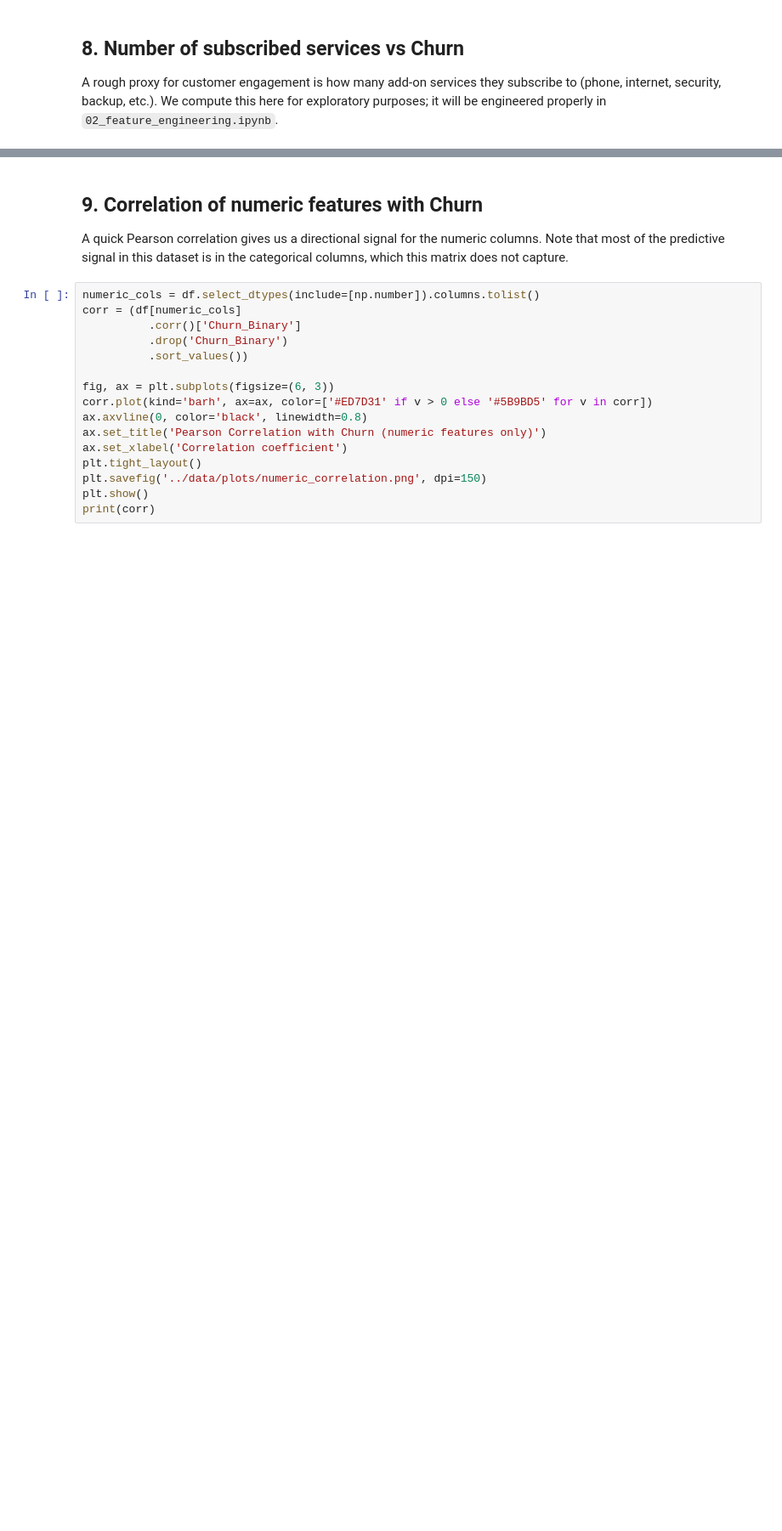
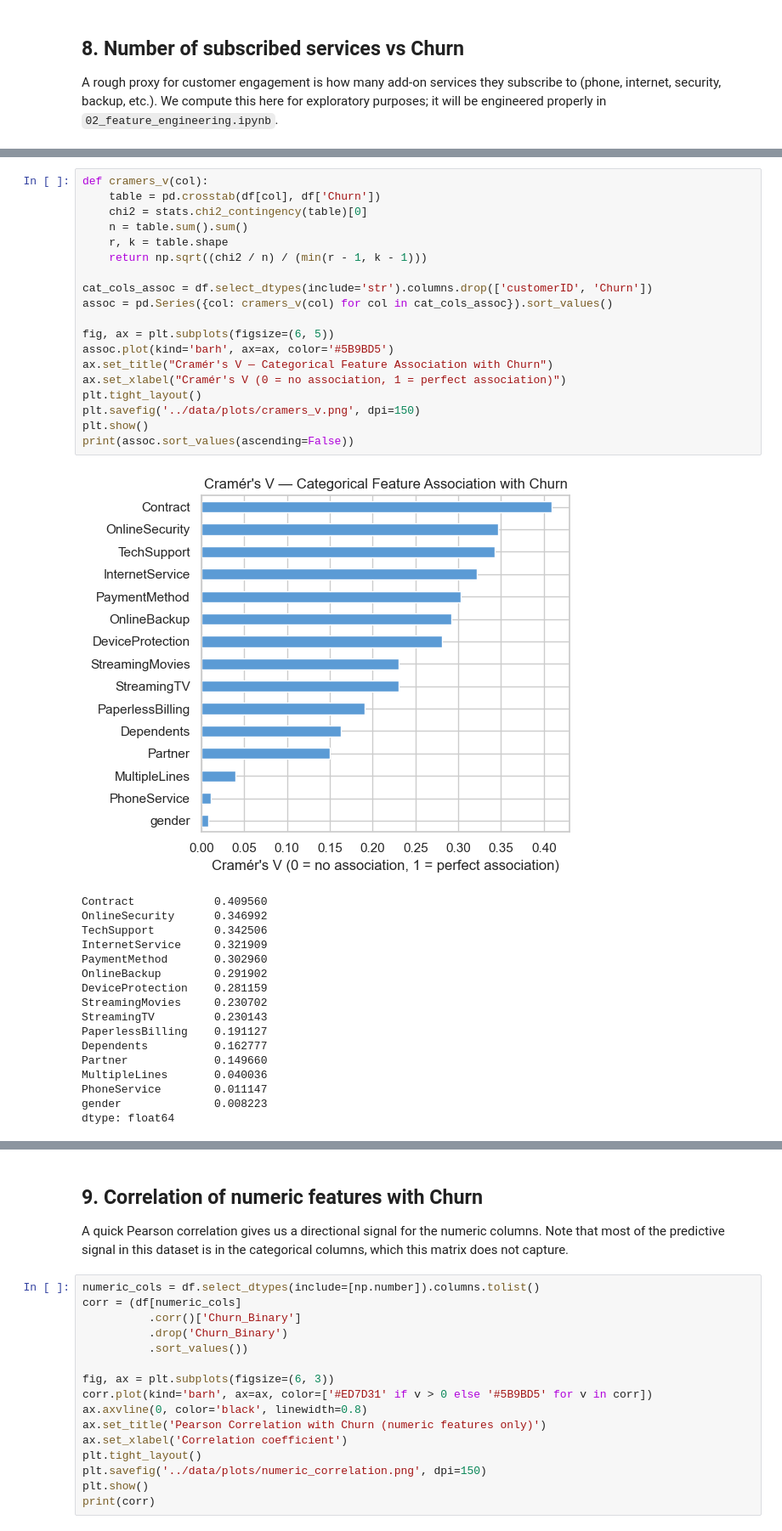
Before and after one commit to lmcbride053/customer-churn-prediction, a Jupyter notebook: notebooks/01_eda.ipynb, the cells around one changed output, grey strips where cells are left out. Shown at 85% size. Cells and saved outputs as stored; diff of their text form; blank space fills up the shorter version.

```diff
--- a/notebooks/01_eda.ipynb
+++ b/notebooks/01_eda.ipynb
@@ -299,0 +389,37 @@ correlates with satisfaction.
+# %%
+def cramers_v(col):
+    table = pd.crosstab(df[col], df['Churn'])
+    chi2 = stats.chi2_contingency(table)[0]
+    n = table.sum().sum()
+    r, k = table.shape
+    return np.sqrt((chi2 / n) / (min(r - 1, k - 1)))
+
+cat_cols_assoc = df.select_dtypes(include='str').columns.drop(['customerID', 'Churn'])
+assoc = pd.Series({col: cramers_v(col) for col in cat_cols_assoc}).sort_values()
+
+fig, ax = plt.subplots(figsize=(6, 5))
+assoc.plot(kind='barh', ax=ax, color='#5B9BD5')
+ax.set_title("Cramér's V — Categorical Feature Association with Churn")
+ax.set_xlabel("Cramér's V (0 = no association, 1 = perfect association)")
+plt.tight_layout()
+plt.savefig('../data/plots/cramers_v.png', dpi=150)
+plt.show()
+print(assoc.sort_values(ascending=False))
+# %% [output]
+[figure, added]
+Contract            0.409560
+OnlineSecurity      0.346992
+TechSupport         0.342506
+InternetService     0.321909
+PaymentMethod       0.302960
+OnlineBackup        0.291902
+DeviceProtection    0.281159
+StreamingMovies     0.230702
+StreamingTV         0.230143
+PaperlessBilling    0.191127
+Dependents          0.162777
+Partner             0.149660
+MultipleLines       0.040036
+PhoneService        0.011147
+gender              0.008223
+dtype: float64
```
Also changed, not shown: parts of 31 cells of this notebook.
